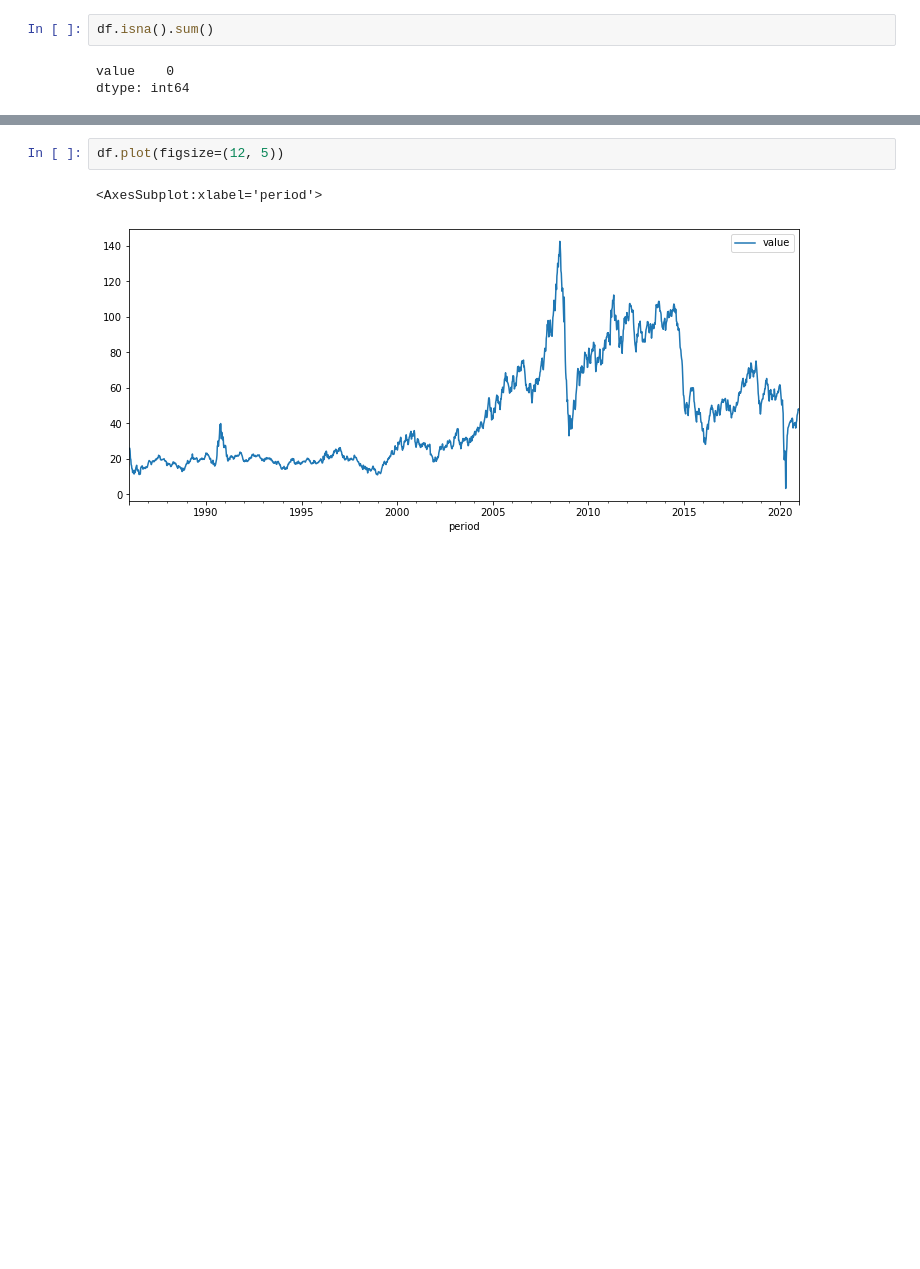
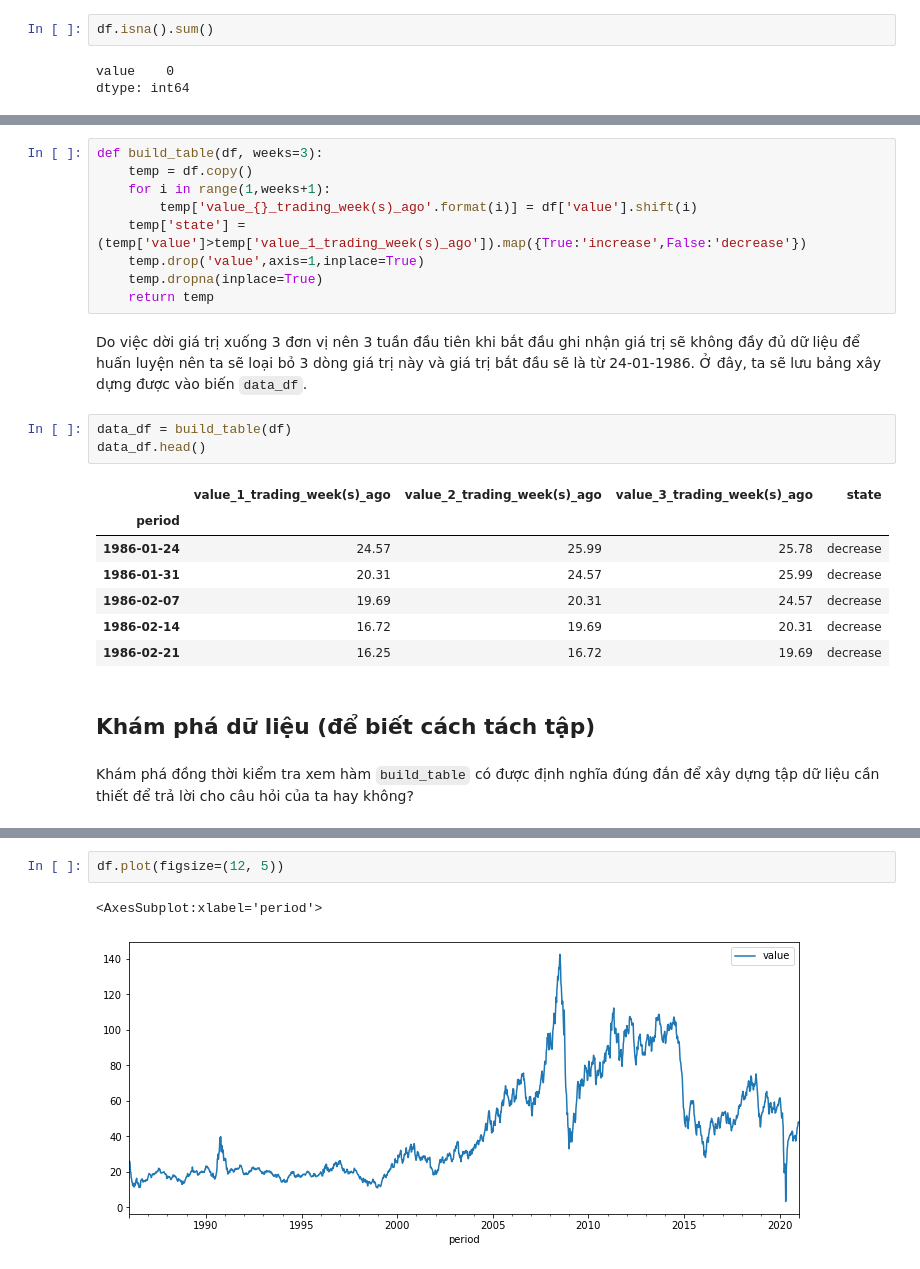
Before and after one commit to nhanarT/DA_NMKHDL, a Jupyter notebook: Project.ipynb, the cells around one changed output, grey strips where cells are left out. Cells and saved outputs as stored; diff of their text form; blank space fills up the shorter version.

```diff
--- a/Project.ipynb
+++ b/Project.ipynb
@@ -51,0 +116,26 @@ dtype: int64
+# %%
+def build_table(df, weeks=3):
+    temp = df.copy()
+    for i in range(1,weeks+1):
+        temp['value_{}_trading_week(s)_ago'.format(i)] = df['value'].shift(i)
+    temp['state'] = (temp['value']>temp['value_1_trading_week(s)_ago']).map({True:'increase',False:'decrease'})
+    temp.drop('value',axis=1,inplace=True)
+    temp.dropna(inplace=True)
+    return temp
+# %% [markdown]
+Do việc dời giá trị xuống 3 đơn vị nên 3 tuần đầu tiên khi bắt đầu ghi nhận giá trị sẽ không đầy đủ dữ liệu để huấn luyện nên ta sẽ loại bỏ 3 dòng giá trị này và giá trị bắt đầu sẽ là từ 24-01-1986. Ở đây, ta sẽ lưu bảng xây dựng được vào biến `data_df`.
+# %%
+data_df = build_table(df)
+data_df.head()
+# %% [output]
+|  | value_1_trading_week(s)_ago | value_2_trading_week(s)_ago | value_3_trading_week(s)_ago | state |
+| period |  |  |  |  |
+| 1986-01-24 | 24.57 | 25.99 | 25.78 | decrease |
+| 1986-01-31 | 20.31 | 24.57 | 25.99 | decrease |
+| 1986-02-07 | 19.69 | 20.31 | 24.57 | decrease |
+| 1986-02-14 | 16.72 | 19.69 | 20.31 | decrease |
+| 1986-02-21 | 16.25 | 16.72 | 19.69 | decrease |
+# %% [markdown]
+## Khám phá dữ liệu (để biết cách tách tập)
+# %% [markdown]
+Khám phá đồng thời kiểm tra xem hàm `build_table` có được định nghĩa đúng đắn để xây dựng tập dữ liệu cần thiết để trả lời cho câu hỏi của ta hay không?
```
Also changed, not shown: parts of 30 cells of this notebook.
